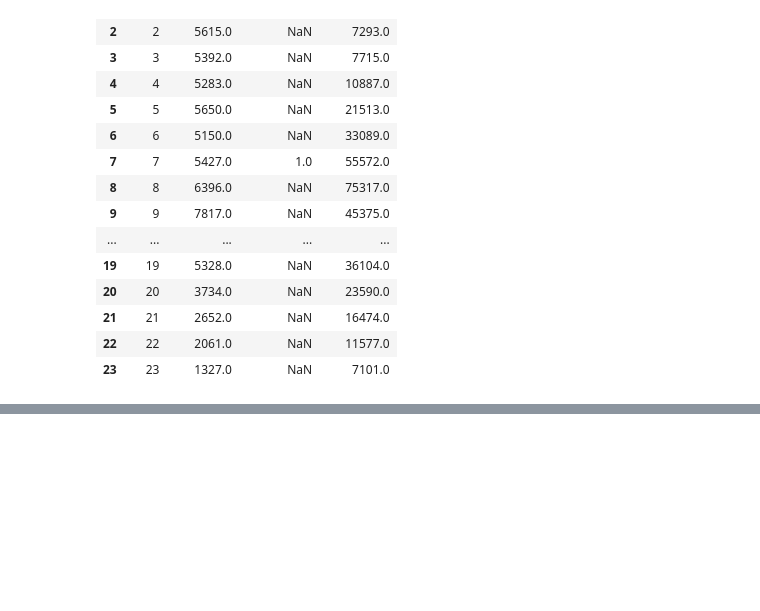
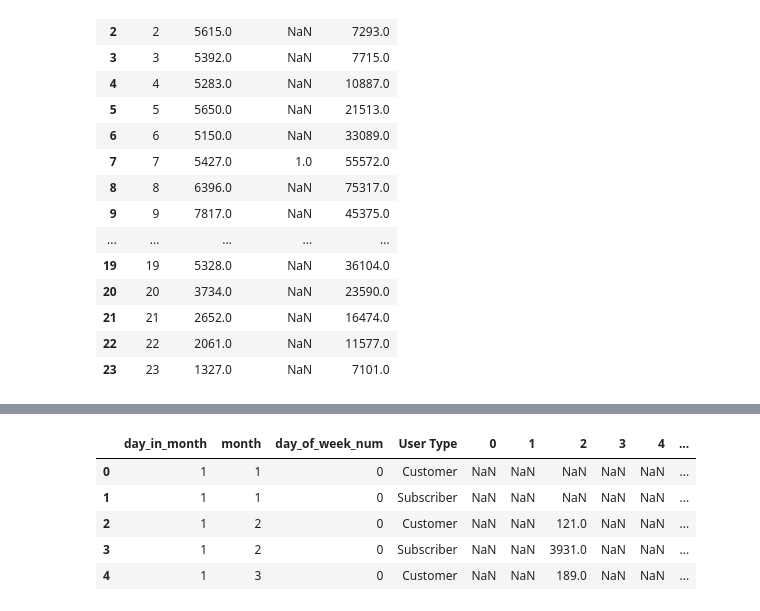
Before and after one commit to sarthak1996/Udacity-Python, a Jupyter notebook: Visualise.ipynb, the cells around one changed output, grey strips where cells are left out. Saved outputs shown, nothing was run; the diff lists cells and outputs as text; code cells hidden in the pictures; blank space fills up the shorter version.

```diff
--- a/Visualise.ipynb
+++ b/Visualise.ipynb
@@ -536,0 +588,9 @@ df_temp
+# %%
+df_temp.head()
+# %% [output]
+|  | day_in_month | month | day_of_week_num | User Type | 0 | 1 | 2 | 3 | 4 | ... |
+| 0 | 1 | 1 | 0 | Customer | NaN | NaN | NaN | NaN | NaN | ... |
+| 1 | 1 | 1 | 0 | Subscriber | NaN | NaN | NaN | NaN | NaN | ... |
+| 2 | 1 | 2 | 0 | Customer | NaN | NaN | 121.0 | NaN | NaN | ... |
+| 3 | 1 | 2 | 0 | Subscriber | NaN | NaN | 3931.0 | NaN | NaN | ... |
+| 4 | 1 | 3 | 0 | Customer | NaN | NaN | 189.0 | NaN | NaN | ... |
```
Also changed, not shown: parts of 10 cells of this notebook, 2 other files.
